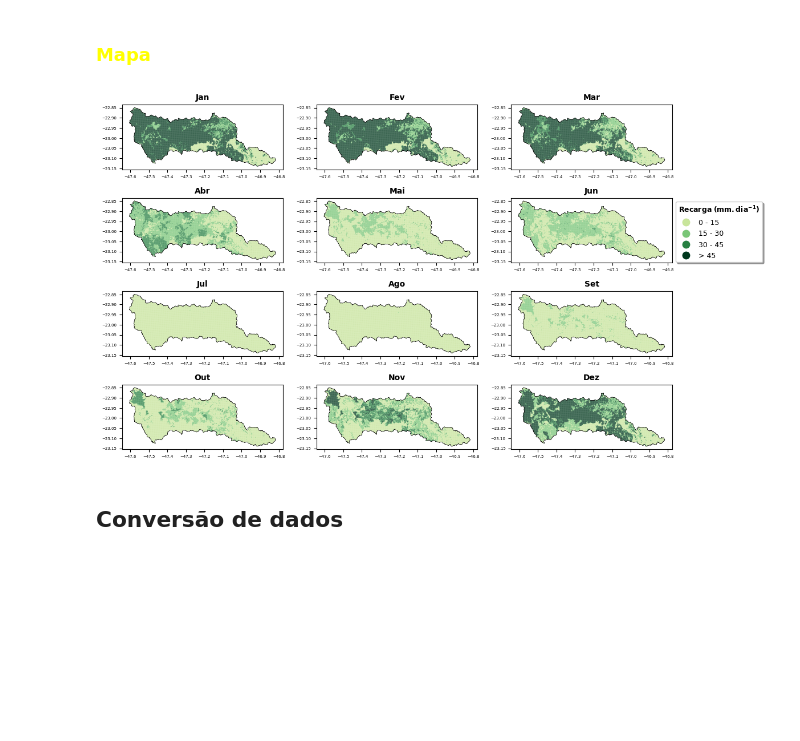
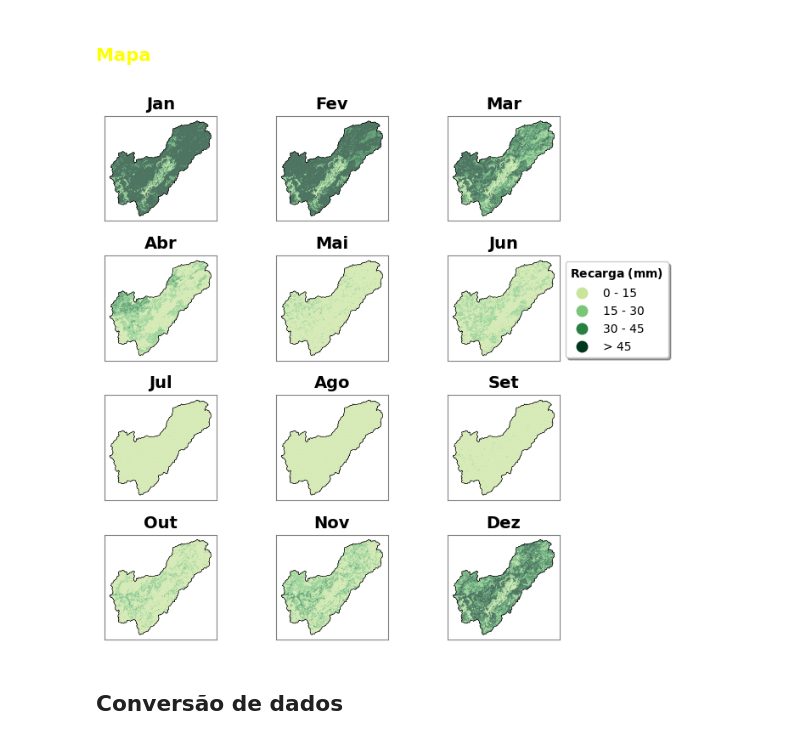
Before and after one commit to wanderam/codigos-modelagem-hidro, a Jupyter notebook: analise_recarga_modflow.ipynb, the cells around one changed output. Cells and saved outputs as stored; diff of their text form; code cells hidden in the pictures; blank space fills up the shorter version.

```diff
--- a/analise_recarga_modflow.ipynb
+++ b/analise_recarga_modflow.ipynb
@@ -1038,110 +1033,143 @@ dec.cl_dec = pd.Categorical(dec.cl_dec, ordered=True, categories=labels)
 # %% [markdown]
 ### <font color=yellow> Mapa </font>
 # %%
+"""
+Formas de controlar a cor das linhas do frame (spines):
+
+Modo1: aplica a todos os spines
+ax1.spines[:].set_color('red')
+
+Modo2: aplica a spines específicos por meio de uma lista
+ax1.spines[['top', 'right']].set_color('red')
+
+
+Para remover todo o frame:
+ax1.set_axis_off()
+
+"""
+
+
 #Configurando a página
 cm = 1/2.54
 fig, ((ax1, ax2, ax3), (ax4, ax5, ax6), (ax7, ax8, ax9), (ax10, ax11, ax12)) = plt.subplots(nrows=4, ncols=3, sharex=False, sharey=False, layout='tight', figsize=(40*cm, 17*cm))    # layout='constrained'    'tight'
 
+fontsize = 14
+left, bottom, labelleft, labelbottom = False, False, False, False
+cor_spines = 'gray'
+
+
 ######################################################################
 jan.plot(ax=ax1, column='cl_jan', cmap=cmap)
 boundaries.boundary.plot(ax=ax1, color='k', lw=0.4, zorder=2)
-ax1.set_title('Jan', fontsize=10, color='k', weight='bold')
-# ax1.set_axis_off()
-ax1.tick_params(axis='both', labelsize=5)
+ax1.set_title('Jan', fontsize=fontsize, color='k', weight='bold')
+ax1.tick_params(left=left, bottom=bottom, labelleft=labelleft, labelbottom=labelbottom)
+ax1.spines[:].set_color(cor_spines)
 
 
 feb.plot(ax=ax2, column='cl_feb', cmap=cmap)
 boundaries.boundary.plot(ax=ax2, color='k', lw=0.4, zorder=2)
-ax2.set_title('Fev', fontsize=10, color='k', weight='bold')
-ax2.tick_params(axis='both', labelsize=5)
+ax2.set_title('Fev', fontsize=fontsize, color='k', weight='bold')
+ax2.tick_params(left=left, bottom=bottom, labelleft=labelleft, labelbottom=labelbottom)
+ax2.spines[:].set_color(cor_spines)
 
 
 mar.plot(ax=ax3, column='cl_mar', cmap=cmap)
 boundaries.boundary.plot(ax=ax3, color='k', lw=0.4, zorder=2)
-ax3.set_title('Mar', fontsize=10, color='k', weight='bold')
-ax3.tick_params(axis='both', labelsize=5)
+ax3.set_title('Mar', fontsize=fontsize, color='k', weight='bold')
+ax3.tick_params(left=left, bottom=bottom, labelleft=labelleft, labelbottom=labelbottom)
+ax3.spines[:].set_color(cor_spines)
 
 
 apr.plot(ax=ax4, column='cl_apr', cmap=cmap)
 boundaries.boundary.plot(ax=ax4, color='k', lw=0.4, zorder=2)
-ax4.set_title('Abr', fontsize=10, color='k', weight='bold')
-ax4.tick_params(axis='both', labelsize=5)
+ax4.set_title('Abr', fontsize=fontsize, color='k', weight='bold')
+ax4.tick_params(left=left, bottom=bottom, labelleft=labelleft, labelbottom=labelbottom)
+ax4.spines[:].set_color(cor_spines)
 
 
 may.plot(ax=ax5, column='cl_may', cmap=cmap)
 boundaries.boundary.plot(ax=ax5, color='k', lw=0.4, zorder=2)
-ax5.set_title('Mai', fontsize=10, color='k', weight='bold')
-ax5.tick_params(axis='both', labelsize=5)
+ax5.set_title('Mai', fontsize=fontsize, color='k', weight='bold')
+ax5.tick_params(left=left, bottom=bottom, labelleft=labelleft, labelbottom=labelbottom)
+ax5.spines[:].set_color(cor_spines)
 
 
-jun.plot(ax=ax6, column='cl_jun', cmap=cmap, legend=True, legend_kwds={'title': '$\\bf{Recarga _ (mm.dia^{-1})}$',
-                                                                   'title_fontsize': 9,
+jun.plot(ax=ax6, column='cl_jun', cmap=cmap, legend=True, legend_kwds={'title': '$\\bf{Recarga _ (mm)}$',
+                                                                   'title_fontsize': 10,
                                                                    'ncols': 1,
                                                                    'loc': 'upper left',
                                                                    'bbox_to_anchor': (1.0, 1.0),
-                                                                   'fontsize': 9,
+                                                                   'fontsize': 10,
                                                                    'fmt': '{:.1f}',
                                                                    'frameon': True,
                                                                    'alignment': 'left',
                                                                    'shadow': True})
 boundaries.boundary.plot(ax=ax6, color='k', lw=0.4, zorder=2)
-ax6.set_title('Jun', fontsize=10, color='k', weight='bold')
-ax6.tick_params(axis='both', labelsize=5)
+ax6.set_title('Jun', fontsize=fontsize, color='k', weight='bold')
+ax6.tick_params(left=left, bottom=bottom, labelleft=labelleft, labelbottom=labelbottom)
+ax6.spines[:].set_color(cor_spines)
 
 
 jul.plot(ax=ax7, column='cl_jul', cmap=cmap)
 boundaries.boundary.plot(ax=ax7, color='k', lw=0.4, zorder=2)
-ax7.set_title('Jul', fontsize=10, color='k', weight='bold')
-ax7.tick_params(axis='both', labelsize=5)
+ax7.set_title('Jul', fontsize=fontsize, color='k', weight='bold')
+ax7.tick_params(left=left, bottom=bottom, labelleft=labelleft, labelbottom=labelbottom)
+ax7.spines[:].set_color(cor_spines)
 
 
 aug.plot(ax=ax8, column='cl_aug', cmap=cmap)
 boundaries.boundary.plot(ax=ax8, color='k', lw=0.4, zorder=2)
-ax8.set_title('Ago', fontsize=10, color='k', weight='bold')
-ax8.tick_params(axis='both', labelsize=5)
+ax8.set_title('Ago', fontsize=fontsize, color='k', weight='bold')
+ax8.tick_params(left=left, bottom=bottom, labelleft=labelleft, labelbottom=labelbottom)
+ax8.spines[:].set_color(cor_spines)
 
 
 sep.plot(ax=ax9, column='cl_sep', cmap=cmap)
 boundaries.boundary.plot(ax=ax9, color='k', lw=0.4, zorder=2)
-ax9.set_title('Set', fontsize=10, color='k', weight='bold')
-ax9.tick_params(axis='both', labelsize=5)
+ax9.set_title('Set', fontsize=fontsize, color='k', weight='bold')
+ax9.tick_params(left=left, bottom=bottom, labelleft=labelleft, labelbottom=labelbottom)
+ax9.spines[:].set_color(cor_spines)
 
 
 oct.plot(ax=ax10, column='cl_oct', cmap=cmap)
 boundaries.boundary.plot(ax=ax10, color='k', lw=0.4, zorder=2)
-ax10.set_title('Out', fontsize=10, color='k', weight='bold')
-ax10.tick_params(axis='both', labelsize=5)
+ax10.set_title('Out', fontsize=fontsize, color='k', weight='bold')
+ax10.tick_params(left=left, bottom=bottom, labelleft=labelleft, labelbottom=labelbottom)
+ax10.spines[:].set_color(cor_spines)
 
 
 nov.plot(ax=ax11, column='cl_nov', cmap=cmap)
 boundaries.boundary.plot(ax=ax11, color='k', lw=0.4, zorder=2)
-ax11.set_title('Nov', fontsize=10, color='k', weight='bold')
-ax11.tick_params(axis='both', labelsize=5)
+ax11.set_title('Nov', fontsize=fontsize, color='k', weight='bold')
+ax11.tick_params(left=left, bottom=bottom, labelleft=labelleft, labelbottom=labelbottom)
+ax11.spines[:].set_color(cor_spines)
 
 
 dec.plot(ax=ax12, column='cl_dec', cmap=cmap)
 boundaries.boundary.plot(ax=ax12, color='k', lw=0.4, zorder=2)
-ax12.set_title('Dez', fontsize=10, color='k', weight='bold')
-ax12.tick_params(axis='both', labelsize=5)
+ax12.set_title('Dez', fontsize=fontsize, color='k', weight='bold')
+ax12.tick_params(left=left, bottom=bottom, labelleft=labelleft, labelbottom=labelbottom)
+ax12.spines[:].set_color(cor_spines)
+
 
 #Título superior
-# plt.suptitle('Recarga por meses', x=0.5, y=1.05, fontsize=16, color='k', weight='bold')    # , bbox={'facecolor': 'gray', 'alpha': 0.9, 'pad': 5}
+# plt.suptitle(f'Sub-bacia {bacia.upper()}', x=0.5, y=1.0, fontsize=12, color='k', weight='bold')    # , bbox={'facecolor': 'gray', 'alpha': 0.9, 'pad': 5}
 
 #Talvez ajustar a distância entre os subplots usando essa função do plt
 # plt.subplots_adjust(wspace=0.1, hspace=0.1)
 
 #Ajuste dos espaços entre colunas e linhas de subplots --> modo Lucas
 # fig.tight_layout(pad=0.4, w_pad=-5, h_pad=0.5)
 fig.tight_layout(w_pad=-10)
 
 
 #Salvando a figura
 plt.savefig(results_path + 'mapa_rec_modflow_mes_mes.png', facecolor='w', bbox_inches='tight', dpi=300)
 
 #Visualizando a figura
 plt.show()
 # %% [output]
-[figure, old version]
+[figure, new version]
 # %%
 # lista_dfs_meses = [jan, feb, mar, apr, may, jun, jul, aug, sep, oct, nov, dec]
 
```
Also changed, not shown: parts of 61 cells of this notebook, 4 other files.
